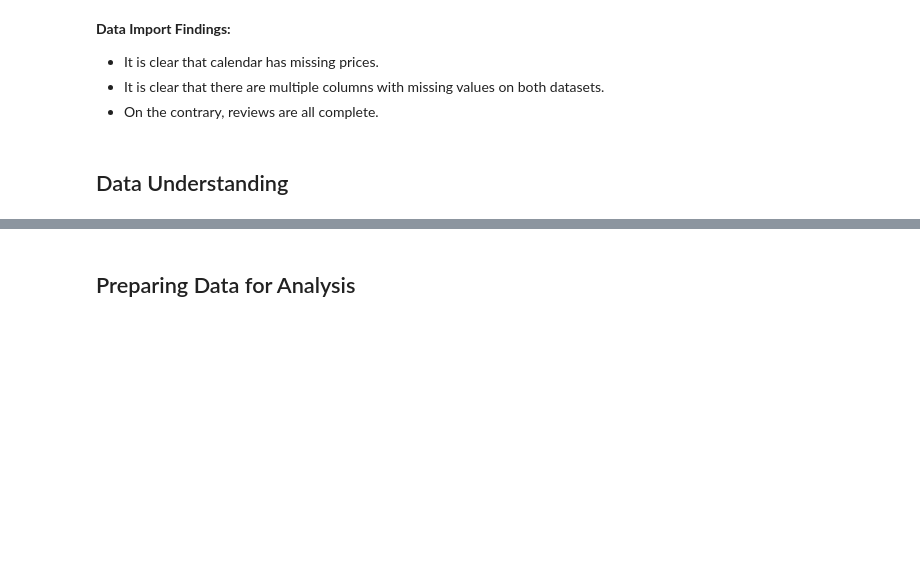
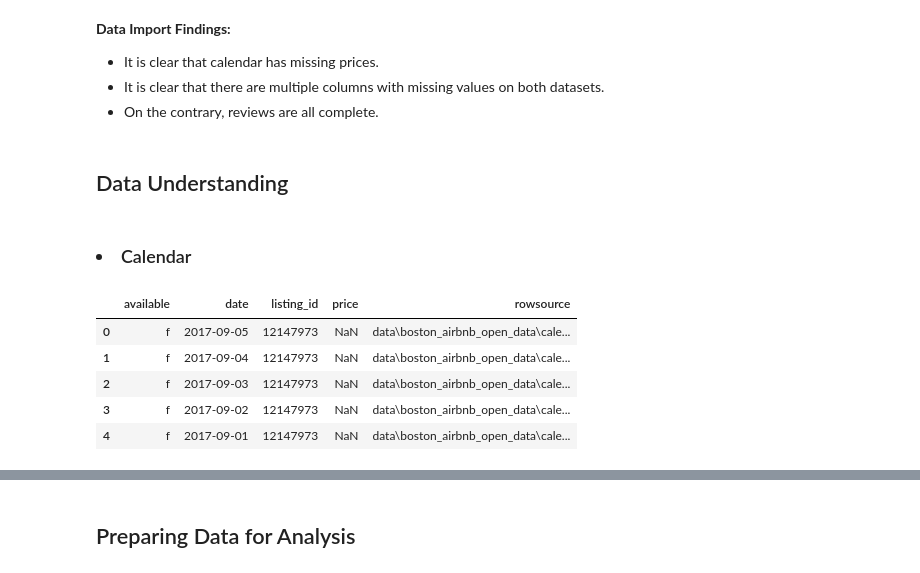
Before and after one commit to samlexrod/airbnb_ml, a Jupyter notebook: Airbnb_Analysis.ipynb, the cells around one changed output, grey strips where cells are left out. Saved outputs shown, nothing was run; the diff lists cells and outputs as text; code cells hidden in the pictures; blank space fills up the shorter version.

```diff
--- a/Airbnb_Analysis.ipynb
+++ b/Airbnb_Analysis.ipynb
@@ -162,3 +162,15 @@ plt.legend(bbox_to_anchor=(1.01, 1), loc='upper left');
 * On the contrary, reviews are all complete.
 # %% [markdown]
 ## Data Understanding
+# %% [markdown]
+### <li> Calendar
+# %%
+# calendar first 5 lines
+calendar.head()
+# %% [output]
+|  | available | date | listing_id | price | rowsource |
+| 0 | f | 2017-09-05 | 12147973 | NaN | data\boston_airbnb_open_data\cale... |
+| 1 | f | 2017-09-04 | 12147973 | NaN | data\boston_airbnb_open_data\cale... |
+| 2 | f | 2017-09-03 | 12147973 | NaN | data\boston_airbnb_open_data\cale... |
+| 3 | f | 2017-09-02 | 12147973 | NaN | data\boston_airbnb_open_data\cale... |
+| 4 | f | 2017-09-01 | 12147973 | NaN | data\boston_airbnb_open_data\cale... |
```
Also changed, not shown: parts of 8 cells of this notebook.
